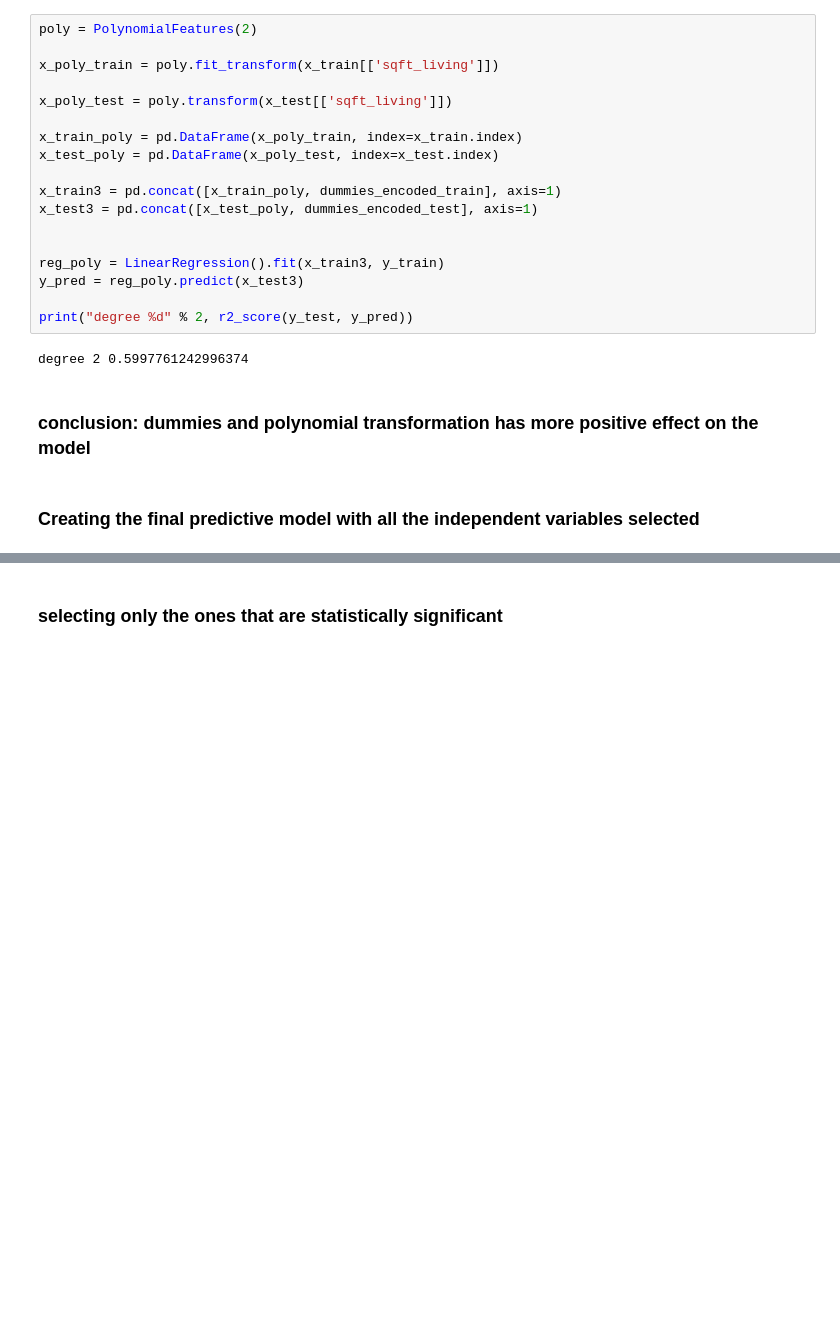
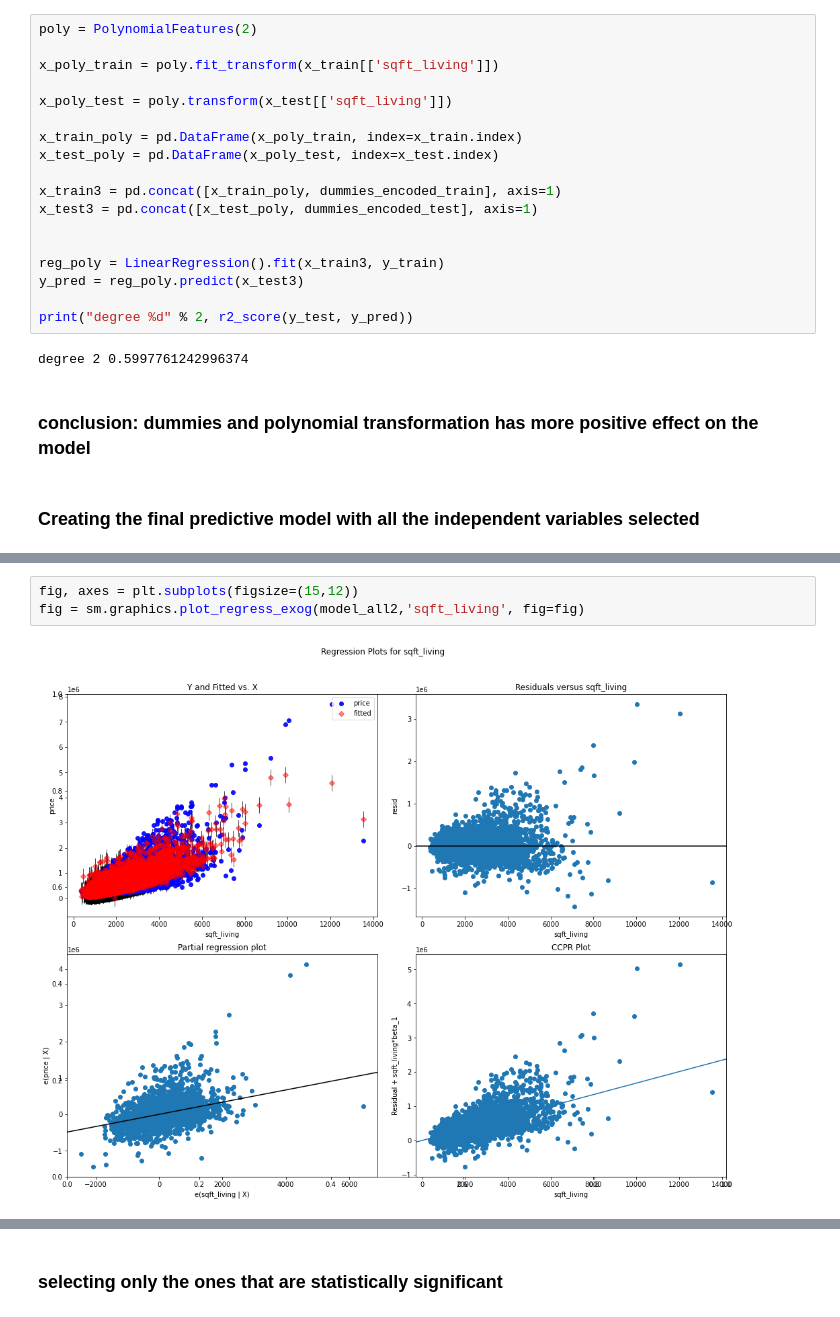
Before and after one commit to miazfryer/King_County_Regression, a Jupyter notebook: Mia.ipynb, the cells around one changed output, grey strips where cells are left out. Cells and saved outputs as stored; diff of their text form; blank space fills up the shorter version.

```diff
--- a/Mia.ipynb
+++ b/Mia.ipynb
@@ -825 +811,6 @@ Notes:
 strong multicollinearity problems or that the design matrix is singular.
+# %%
+fig, axes = plt.subplots(figsize=(15,12))
+fig = sm.graphics.plot_regress_exog(model_all2,'sqft_living', fig=fig)
+# %% [output]
+[figure, added]
```
Also changed, not shown: parts of 32 cells of this notebook.
